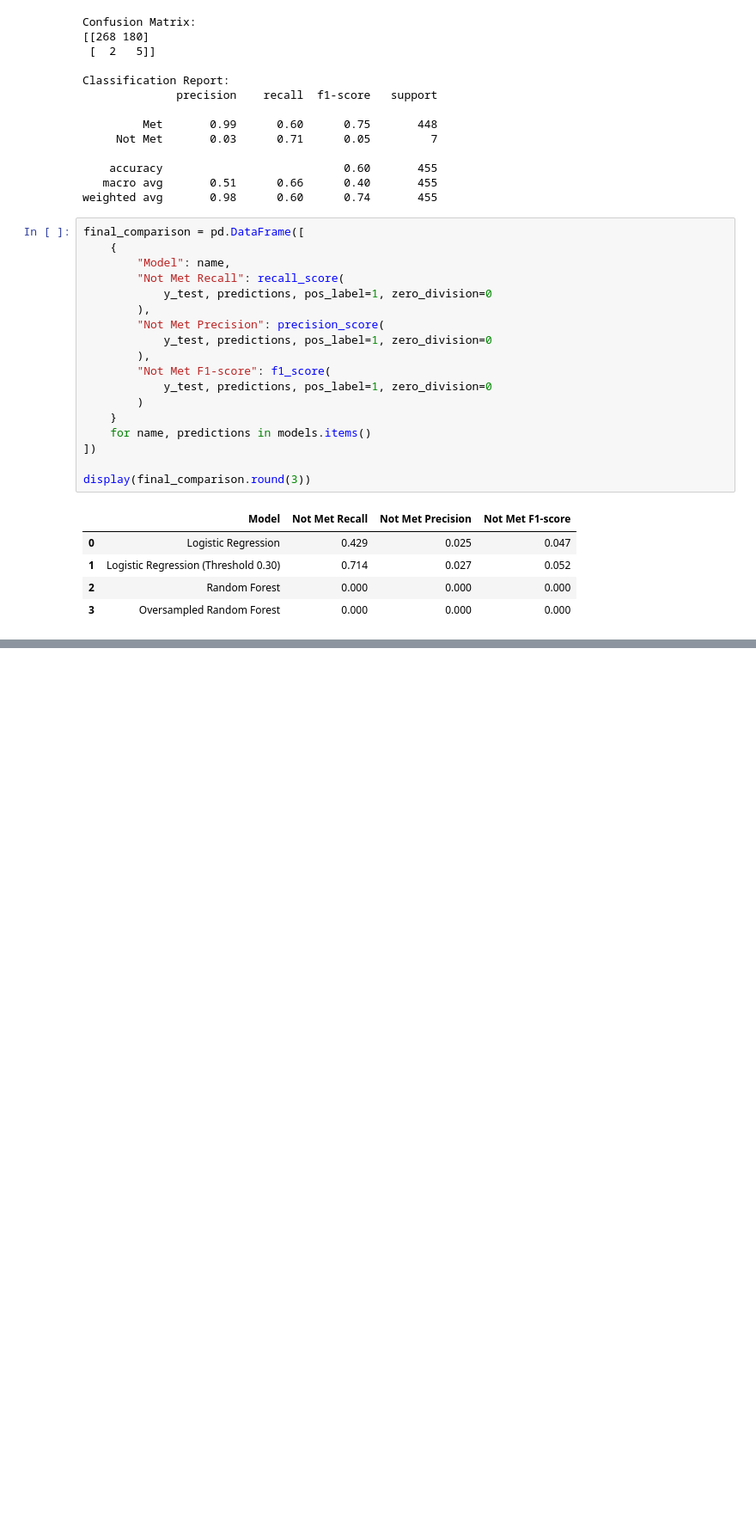
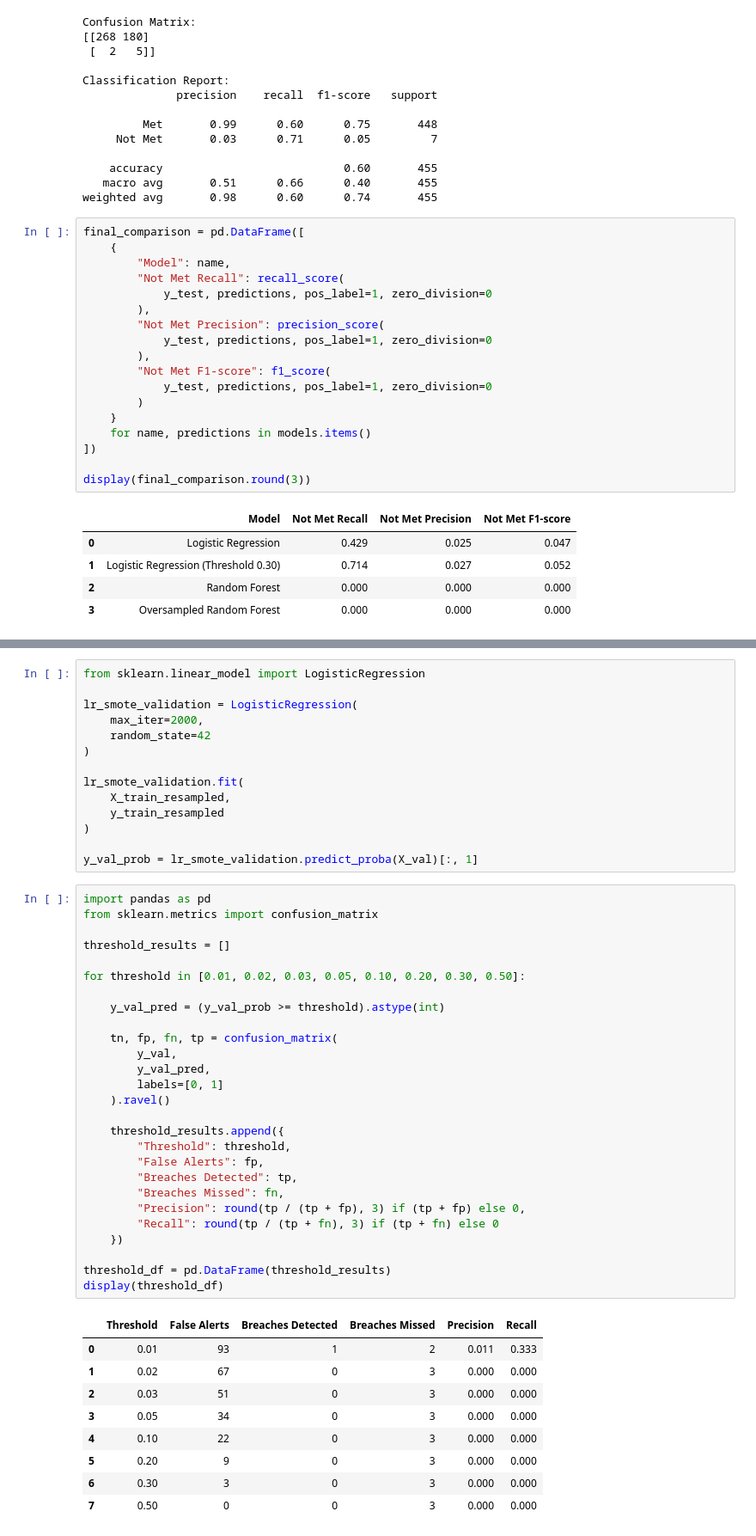
Before and after one commit to Janani334/ITHelpDesk_SLA-Breach_Prediction, a Jupyter notebook: Machine_Learning/Tickets_and_SLA_Prediction.ipynb, the cells around one changed output, grey strips where cells are left out. Shown at 86% size. Cells and saved outputs as stored; diff of their text form; blank space fills up the shorter version.

Commit message:
Added new files and Modify SLA_prediction_copy file

```diff
--- a/Machine_Learning/Tickets_and_SLA_Prediction.ipynb
+++ b/Machine_Learning/Tickets_and_SLA_Prediction.ipynb
@@ -917,0 +1405,51 @@ display(final_comparison.round(3))
+# %%
+from sklearn.linear_model import LogisticRegression
+
+lr_smote_validation = LogisticRegression(
+    max_iter=2000,
+    random_state=42
+)
+
+lr_smote_validation.fit(
+    X_train_resampled,
+    y_train_resampled
+)
+
+y_val_prob = lr_smote_validation.predict_proba(X_val)[:, 1]
+# %%
+import pandas as pd
+from sklearn.metrics import confusion_matrix
+
+threshold_results = []
+
+for threshold in [0.01, 0.02, 0.03, 0.05, 0.10, 0.20, 0.30, 0.50]:
+
+    y_val_pred = (y_val_prob >= threshold).astype(int)
+
+    tn, fp, fn, tp = confusion_matrix(
+        y_val,
+        y_val_pred,
+        labels=[0, 1]
+    ).ravel()
+
+    threshold_results.append({
+        "Threshold": threshold,
+        "False Alerts": fp,
+        "Breaches Detected": tp,
+        "Breaches Missed": fn,
+        "Precision": round(tp / (tp + fp), 3) if (tp + fp) else 0,
+        "Recall": round(tp / (tp + fn), 3) if (tp + fn) else 0
+    })
+
+threshold_df = pd.DataFrame(threshold_results)
+display(threshold_df)
+# %% [output]
+|  | Threshold | False Alerts | Breaches Detected | Breaches Missed | Precision | Recall |
+| 0 | 0.01 | 93 | 1 | 2 | 0.011 | 0.333 |
+| 1 | 0.02 | 67 | 0 | 3 | 0.000 | 0.000 |
+| 2 | 0.03 | 51 | 0 | 3 | 0.000 | 0.000 |
+| 3 | 0.05 | 34 | 0 | 3 | 0.000 | 0.000 |
+| 4 | 0.10 | 22 | 0 | 3 | 0.000 | 0.000 |
+| 5 | 0.20 | 9 | 0 | 3 | 0.000 | 0.000 |
+| 6 | 0.30 | 3 | 0 | 3 | 0.000 | 0.000 |
+| 7 | 0.50 | 0 | 0 | 3 | 0.000 | 0.000 |
```
Also changed, not shown: parts of 29 cells of this notebook, 8 other files.
